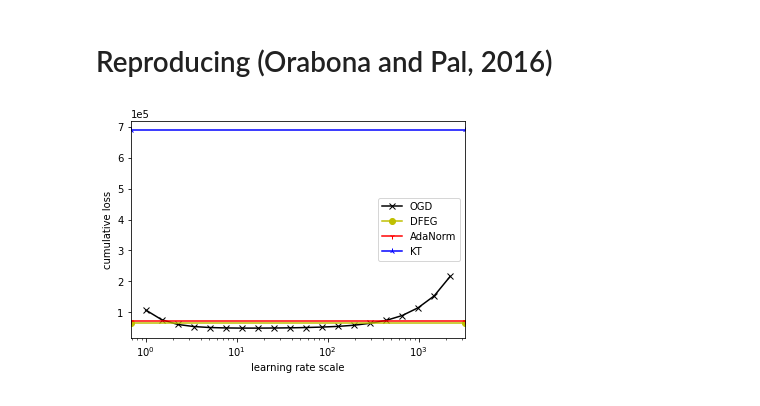
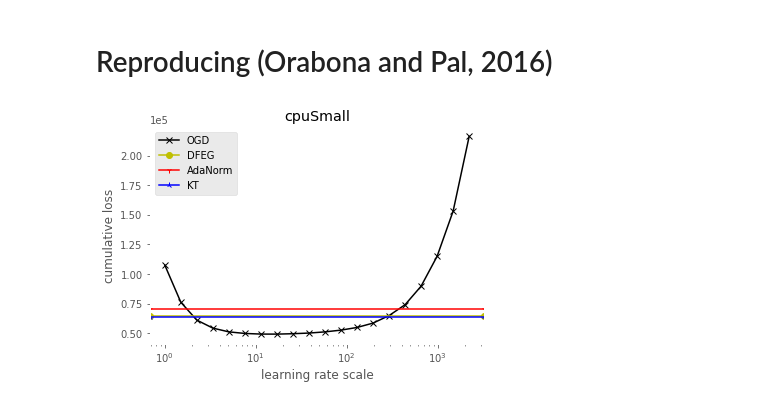
Before and after one commit to jongharyu/olo-with-side-information, a Jupyter notebook: notebooks/linear_regression.ipynb, the cells around one changed output. Cells and saved outputs as stored; diff of their text form; code cells hidden in the pictures.

```diff
--- a/notebooks/linear_regression.ipynb
+++ b/notebooks/linear_regression.ipynb
@@ -6,17 +6,17 @@ import sys, os
 import datasets
 from regression import OnlineGradientDescent, CoinBetting, DimensionFreeExponentiatedGradient, AdaptiveNormal
 
-sys.path.append(os.path.abspath('../olo-with-side-information'))
-
 %load_ext autoreload
 %autoreload 2
+
+plt.style.use('ggplot')
 # %% [output]
 The autoreload extension is already loaded. To reload it, use:
   %reload_ext autoreload
 # %% [markdown]
 # Reproducing (Orabona and Pal, 2016)
 # %%
-data = datasets.CpuSmall(standardize=False, normalize=True)  # default preprocessing used in (Orabona and Pal, 2016)
+data = datasets.CpuSmall(root='../', standardize=False, normalize=True)  # default preprocessing used in (Orabona and Pal, 2016)
 # %%
 ogds = dict()
 lr_scales = np.array([1.5 ** n for n in range(20)])
@@ -25,16 +25,18 @@ for lr_scale in lr_scales:
 # %%
 dfeg = DimensionFreeExponentiatedGradient().fit(data.X, data.y)
 adanorm = AdaptiveNormal().fit(data.X, data.y)
+coin = CoinBetting(init_wealth=100).fit(data.X, data.y)
-# %%
-coin = CoinBetting().fit(data.X, data.y)
 # %%
 plt.semilogx(lr_scales, [ogds[lr_scale].cumulative_loss for lr_scale in lr_scales], color='k', marker='x', label='OGD')
 plt.axhline(dfeg.cumulative_loss, color='y', marker='o', label='DFEG')
 plt.axhline(adanorm.cumulative_loss, color='r', marker='1', label='AdaNorm')
 plt.axhline(coin.cumulative_loss, color='b', marker='2', label='KT')
 plt.xlabel('learning rate scale')
 plt.ylabel('cumulative loss')
+plt.title('')
 plt.legend()
+plt.gca().patch.set_facecolor('white')
+plt.title(data.name)
 plt.ticklabel_format(axis='y', style='sci', scilimits=(0,0))
 # %% [output]
-[figure, old version]
+[figure, new version]
```
Also changed, not shown: parts of 2 cells of this notebook.
